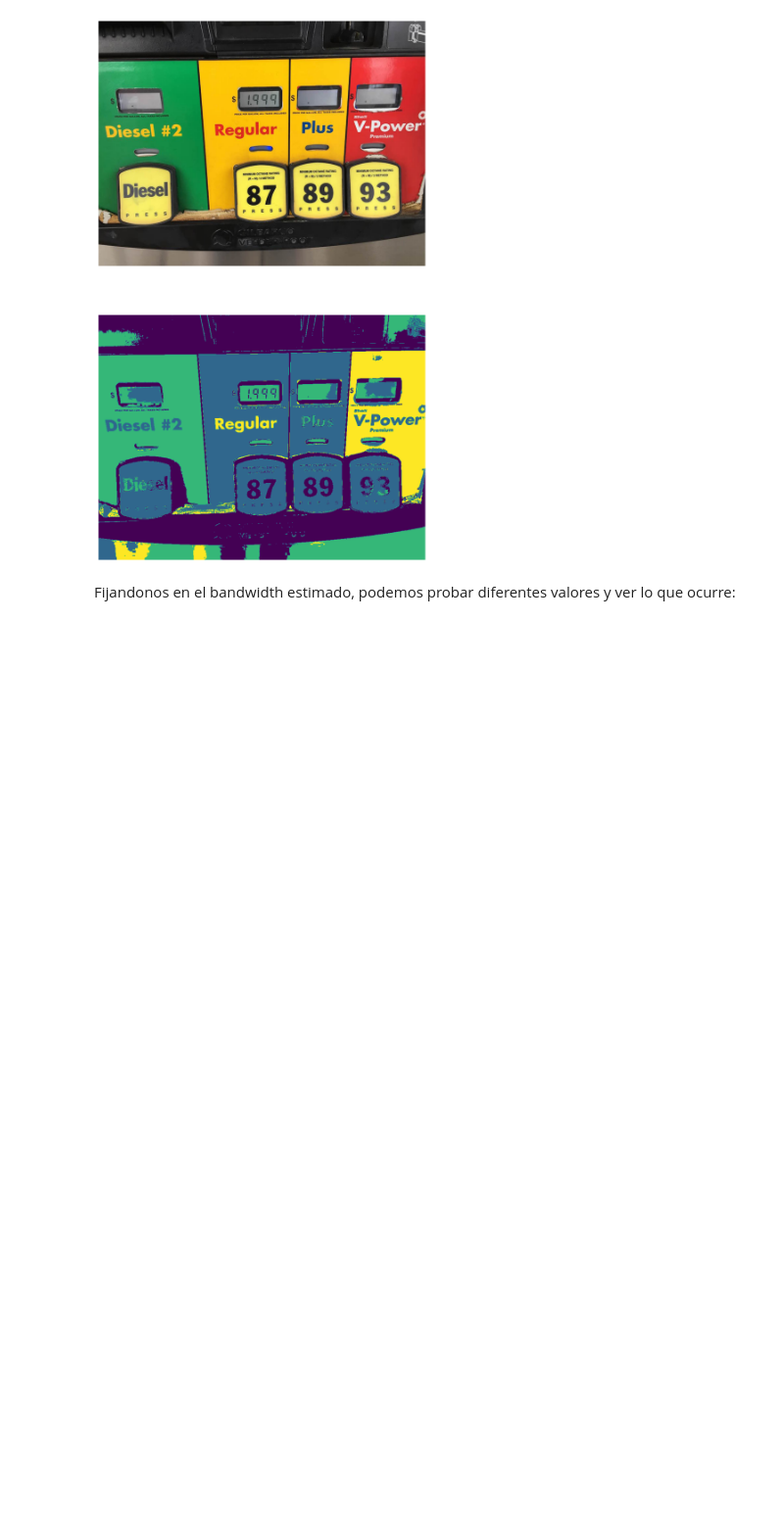
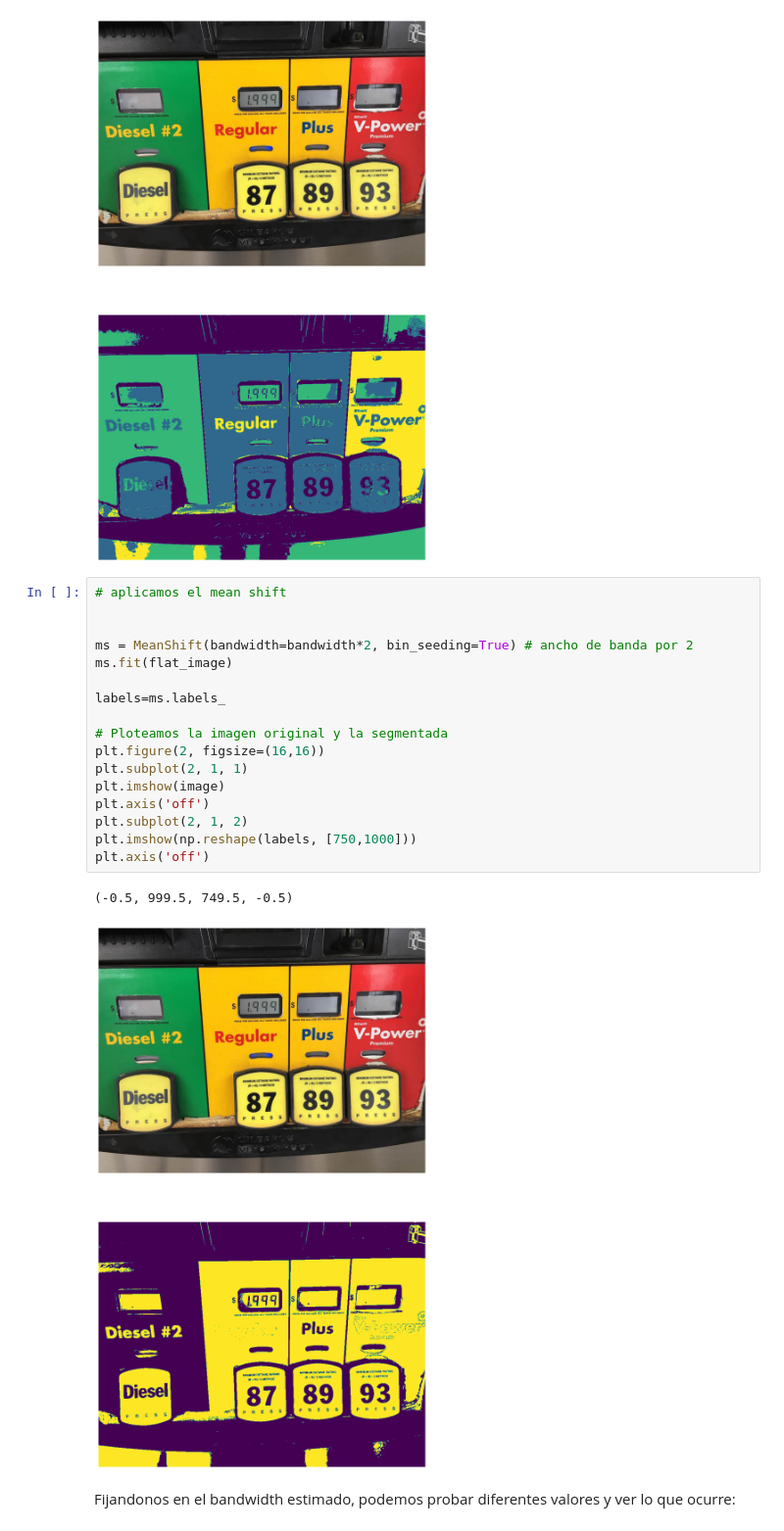
Before and after one commit to emichester/06MIAR_Aprendizaje_No_Supervisado, a Jupyter notebook: NotebooksDeClase/VC05_Métodos_de_clustering_basados_en_densidad.ipynb, the cells around one changed output. Shown at 98% size. Saved outputs shown, nothing was run; the diff lists cells and outputs as text; blank space fills up the shorter version.

```diff
--- a/NotebooksDeClase/VC05_Métodos_de_clustering_basados_en_densidad.ipynb
+++ b/NotebooksDeClase/VC05_Métodos_de_clustering_basados_en_densidad.ipynb
@@ -282,6 +291,26 @@ plt.axis('off')
 # %% [output]
 (-0.5, 999.5, 749.5, -0.5)
 [figure]
+# %%
+# aplicamos el mean shift
+
+
+ms = MeanShift(bandwidth=bandwidth*2, bin_seeding=True) # ancho de banda por 2
+ms.fit(flat_image)
+
+labels=ms.labels_
+
+# Ploteamos la imagen original y la segmentada
+plt.figure(2, figsize=(16,16))
+plt.subplot(2, 1, 1)
+plt.imshow(image)
+plt.axis('off')
+plt.subplot(2, 1, 2)
+plt.imshow(np.reshape(labels, [750,1000]))
+plt.axis('off')
+# %% [output]
+(-0.5, 999.5, 749.5, -0.5)
+[figure, added]
 # %% [markdown]
 Fijandonos en el bandwidth estimado, podemos probar diferentes valores y ver lo que ocurre:
 # %%
```
Also changed, not shown: parts of 11 cells of this notebook.
